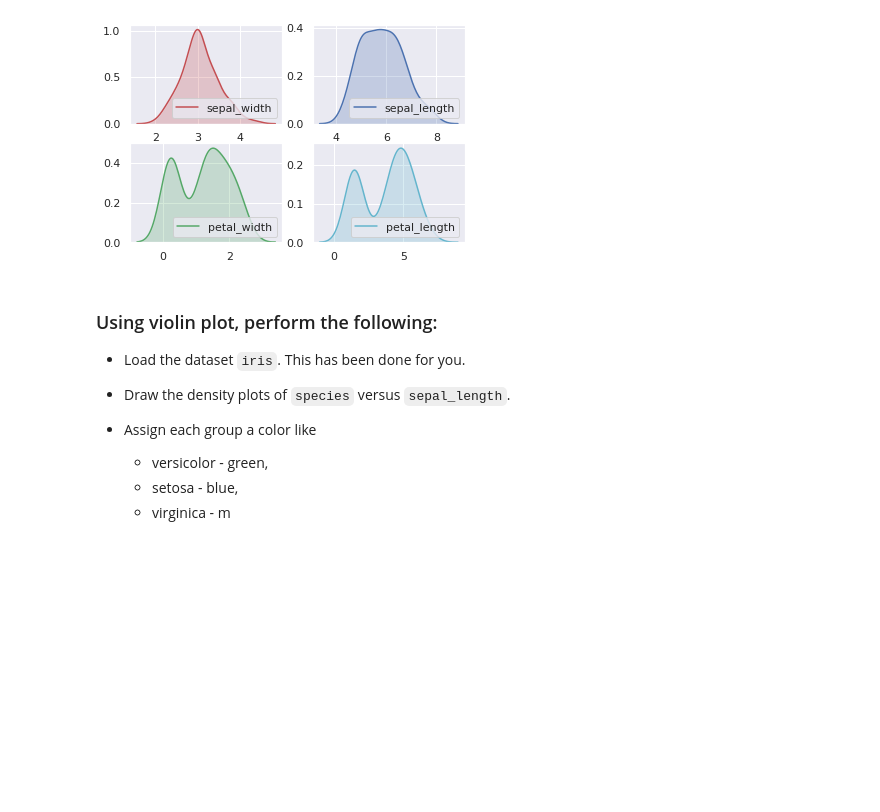
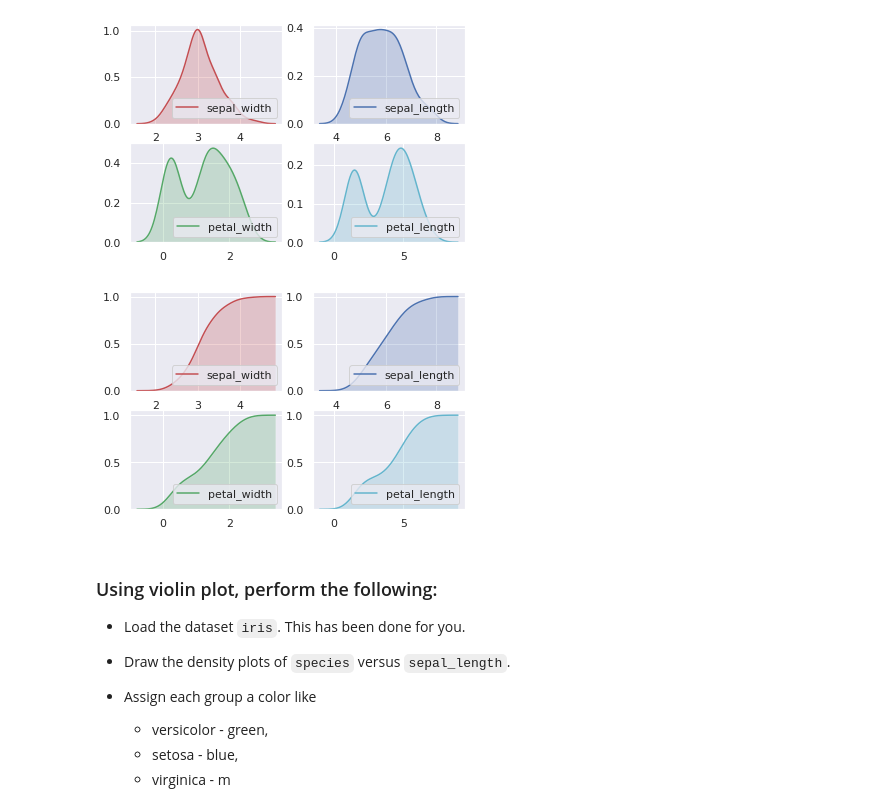
Before and after one commit to NehaNeha417/DS_SHALA, a Jupyter notebook: Final Assignment-3(colab)-DS.ipynb, the cells around one changed output. Cells and saved outputs as stored; diff of their text form; code cells hidden in the pictures; blank space fills up the shorter version.

```diff
--- a/Final Assignment-3(colab)-DS.ipynb
+++ b/Final Assignment-3(colab)-DS.ipynb
@@ -205,6 +209,23 @@ plt.legend(loc='lower right')
 plt.show()
 # %% [output]
 [figure]
+# %%
+plt.figure()
+plt.subplot(2,2,1)
+sns.kdeplot(df['sepal_width'],shade=True,color="r",cumulative=True)
+plt.legend(loc='lower right')
+plt.subplot(2,2,2)
+sns.kdeplot(df['sepal_length'],shade=True,color="b",cumulative=True)
+plt.legend(loc='lower right')
+plt.subplot(2,2,3)
+sns.kdeplot(df['petal_width'],shade=True,color="g",cumulative=True)
+plt.legend(loc='lower right')
+plt.subplot(2,2,4)
+sns.kdeplot(df['petal_length'],shade=True,color="c",cumulative=True)
+plt.legend(loc='lower right')
+plt.show()
+# %% [output]
+[figure, added]
 # %% [markdown]
 ### Using violin plot, perform the following:
 
```
Also changed, not shown: parts of 5 cells of this notebook.
